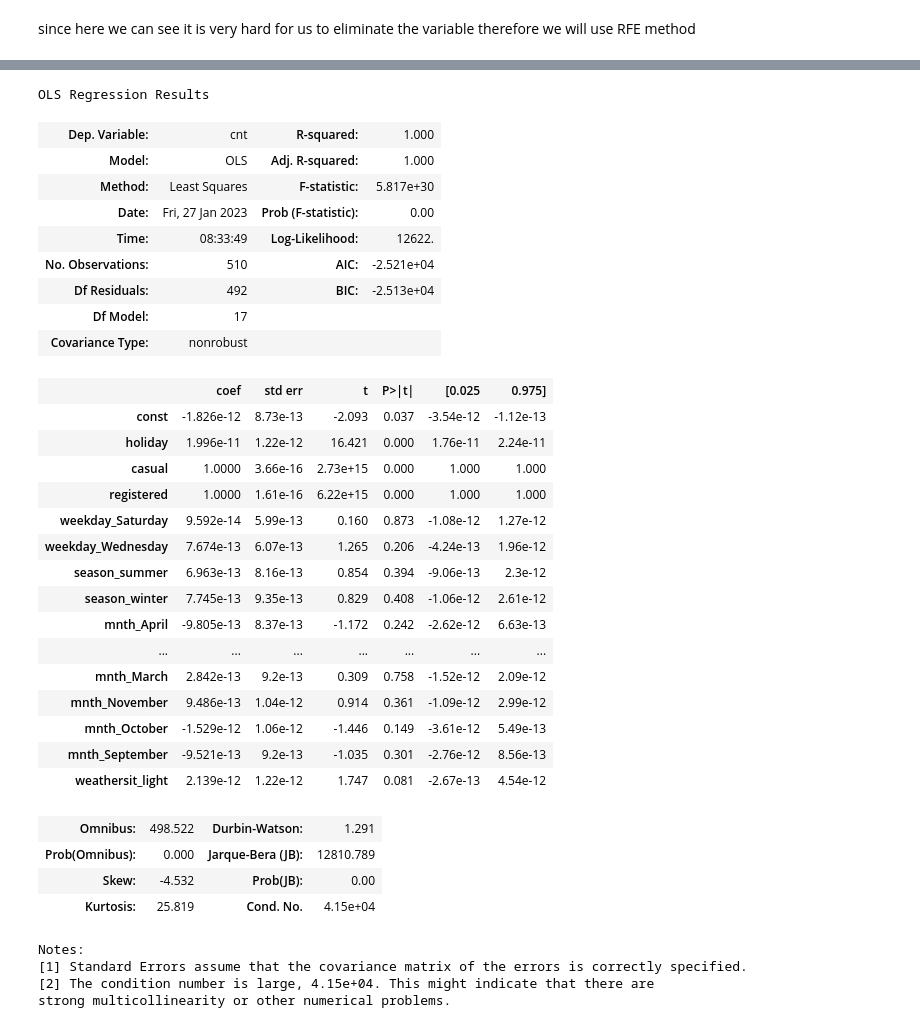
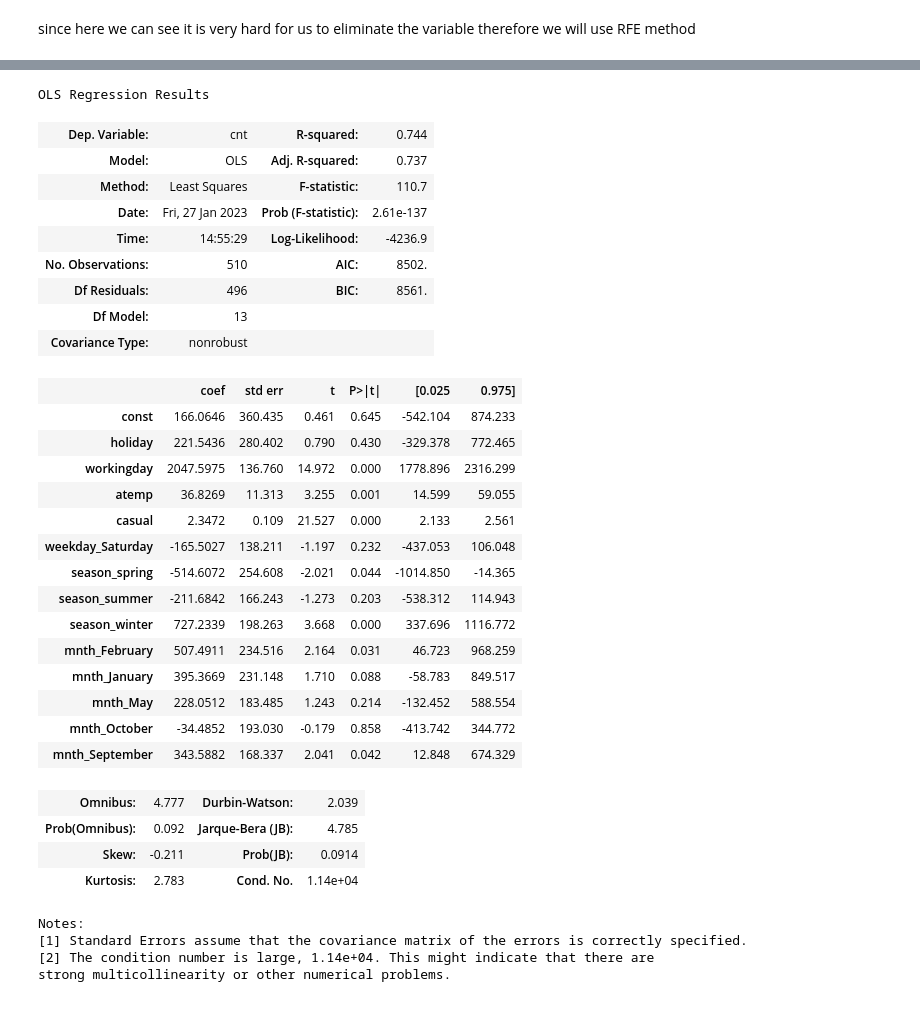
Before and after one commit to AxithChoudhary/BoomBikes_multilinear_model, a Jupyter notebook: Multi_linear_regression_.ipynb, the cells around one changed output, grey strips where cells are left out. Cells and saved outputs as stored; diff of their text form; code cells hidden in the pictures.

```diff
--- a/Multi_linear_regression_.ipynb
+++ b/Multi_linear_regression_.ipynb
@@ -401,0 +368,7 @@ strong multicollinearity problems or that the design matrix is singular.
+# %%
+lm=LinearRegression()
+lm.fit(X_train,y_train)
+rfe=RFE(lm,n_features_to_select=16)
+rfe=rfe.fit(X_train,y_train)
+rfe_data=pd.DataFrame({"column":X_train.columns,"status":rfe.support_,"ranking":rfe.ranking_})
+rfe_data.sort_values("ranking")
@@ -434,3 +423 @@ since working day have high VIF and p value therefore we are dropping the workin
-# %%
-X_train=X_train.drop("workingday",1)
 # %%
@@ -554,7 +545,7 @@ Notes:
 strong multicollinearity or other numerical problems.
 # %%
 #since the p-value and VIF of  atemp is very high therefore we will remove it
-X_train=X_train.drop('atemp',1)
+X_train=X_train.drop('mnth_July',1)
 print(vif_function(X_train))
 X_train_sm=sm.add_constant(X_train)
 lr_model=sm.OLS(y_train,X_train_sm).fit()
@@ -616,7 +598,7 @@ Notes:
 strong multicollinearity or other numerical problems.
 # %%
 #since the p-value and VIF of  yr is very high therefore we will remove it
-X_train=X_train.drop('yr',1)
+X_train=X_train.drop('mnth_November',1)
 print(vif_function(X_train))
 X_train_sm=sm.add_constant(X_train)
 lr_model=sm.OLS(y_train,X_train_sm).fit()
@@ -677,7 +655,7 @@ Notes:
 strong multicollinearity or other numerical problems.
 # %%
 #since the p-value and VIF of  temp is very high therefore we will remove it
-X_train=X_train.drop('temp',1)
+X_train=X_train.drop('registered',1)
 print(vif_function(X_train))
 X_train_sm=sm.add_constant(X_train)
 lr_model=sm.OLS(y_train,X_train_sm).fit()
@@ -704,36 +678,35 @@ lr_model.summary()
 OLS Regression Results
-| Dep. Variable: | cnt | R-squared: | 1.000 |
-| Model: | OLS | Adj. R-squared: | 1.000 |
-| Method: | Least Squares | F-statistic: | 5.817e+30 |
-| Date: | Fri, 27 Jan 2023 | Prob (F-statistic): | 0.00 |
-| Time: | 08:33:49 | Log-Likelihood: | 12622. |
-| No. Observations: | 510 | AIC: | -2.521e+04 |
-| Df Residuals: | 492 | BIC: | -2.513e+04 |
-| Df Model: | 17 |  |  |
+| Dep. Variable: | cnt | R-squared: | 0.744 |
+| Model: | OLS | Adj. R-squared: | 0.737 |
+| Method: | Least Squares | F-statistic: | 110.7 |
+| Date: | Fri, 27 Jan 2023 | Prob (F-statistic): | 2.61e-137 |
+| Time: | 14:55:29 | Log-Likelihood: | -4236.9 |
+| No. Observations: | 510 | AIC: | 8502. |
+| Df Residuals: | 496 | BIC: | 8561. |
+| Df Model: | 13 |  |  |
 | Covariance Type: | nonrobust |  |  |
 |  | coef | std err | t | P>|t| | [0.025 | 0.975] |
-| const | -1.826e-12 | 8.73e-13 | -2.093 | 0.037 | -3.54e-12 | -1.12e-13 |
-| holiday | 1.996e-11 | 1.22e-12 | 16.421 | 0.000 | 1.76e-11 | 2.24e-11 |
-| casual | 1.0000 | 3.66e-16 | 2.73e+15 | 0.000 | 1.000 | 1.000 |
-| registered | 1.0000 | 1.61e-16 | 6.22e+15 | 0.000 | 1.000 | 1.000 |
-| weekday_Saturday | 9.592e-14 | 5.99e-13 | 0.160 | 0.873 | -1.08e-12 | 1.27e-12 |
-| weekday_Wednesday | 7.674e-13 | 6.07e-13 | 1.265 | 0.206 | -4.24e-13 | 1.96e-12 |
-| season_summer | 6.963e-13 | 8.16e-13 | 0.854 | 0.394 | -9.06e-13 | 2.3e-12 |
-| season_winter | 7.745e-13 | 9.35e-13 | 0.829 | 0.408 | -1.06e-12 | 2.61e-12 |
-| mnth_April | -9.805e-13 | 8.37e-13 | -1.172 | 0.242 | -2.62e-12 | 6.63e-13 |
-| ... | ... | ... | ... | ... | ... | ... |
-| mnth_March | 2.842e-13 | 9.2e-13 | 0.309 | 0.758 | -1.52e-12 | 2.09e-12 |
-| mnth_November | 9.486e-13 | 1.04e-12 | 0.914 | 0.361 | -1.09e-12 | 2.99e-12 |
-| mnth_October | -1.529e-12 | 1.06e-12 | -1.446 | 0.149 | -3.61e-12 | 5.49e-13 |
-| mnth_September | -9.521e-13 | 9.2e-13 | -1.035 | 0.301 | -2.76e-12 | 8.56e-13 |
-| weathersit_light | 2.139e-12 | 1.22e-12 | 1.747 | 0.081 | -2.67e-13 | 4.54e-12 |
+| const | 166.0646 | 360.435 | 0.461 | 0.645 | -542.104 | 874.233 |
+| holiday | 221.5436 | 280.402 | 0.790 | 0.430 | -329.378 | 772.465 |
+| workingday | 2047.5975 | 136.760 | 14.972 | 0.000 | 1778.896 | 2316.299 |
+| atemp | 36.8269 | 11.313 | 3.255 | 0.001 | 14.599 | 59.055 |
+| casual | 2.3472 | 0.109 | 21.527 | 0.000 | 2.133 | 2.561 |
+| weekday_Saturday | -165.5027 | 138.211 | -1.197 | 0.232 | -437.053 | 106.048 |
+| season_spring | -514.6072 | 254.608 | -2.021 | 0.044 | -1014.850 | -14.365 |
+| season_summer | -211.6842 | 166.243 | -1.273 | 0.203 | -538.312 | 114.943 |
+| season_winter | 727.2339 | 198.263 | 3.668 | 0.000 | 337.696 | 1116.772 |
+| mnth_February | 507.4911 | 234.516 | 2.164 | 0.031 | 46.723 | 968.259 |
+| mnth_January | 395.3669 | 231.148 | 1.710 | 0.088 | -58.783 | 849.517 |
+| mnth_May | 228.0512 | 183.485 | 1.243 | 0.214 | -132.452 | 588.554 |
+| mnth_October | -34.4852 | 193.030 | -0.179 | 0.858 | -413.742 | 344.772 |
+| mnth_September | 343.5882 | 168.337 | 2.041 | 0.042 | 12.848 | 674.329 |
-| Omnibus: | 498.522 | Durbin-Watson: | 1.291 |
-| Prob(Omnibus): | 0.000 | Jarque-Bera (JB): | 12810.789 |
-| Skew: | -4.532 | Prob(JB): | 0.00 |
-| Kurtosis: | 25.819 | Cond. No. | 4.15e+04 |
+| Omnibus: | 4.777 | Durbin-Watson: | 2.039 |
+| Prob(Omnibus): | 0.092 | Jarque-Bera (JB): | 4.785 |
+| Skew: | -0.211 | Prob(JB): | 0.0914 |
+| Kurtosis: | 2.783 | Cond. No. | 1.14e+04 |
 Notes:
 [1] Standard Errors assume that the covariance matrix of the errors is correctly specified.
-[2] The condition number is large, 4.15e+04. This might indicate that there are
+[2] The condition number is large, 1.14e+04. This might indicate that there are
 strong multicollinearity or other numerical problems.
 # %%
 #since the p-value and VIF of  registered is very high therefore we will remove it
```
Also changed, not shown: parts of 48 cells of this notebook.
